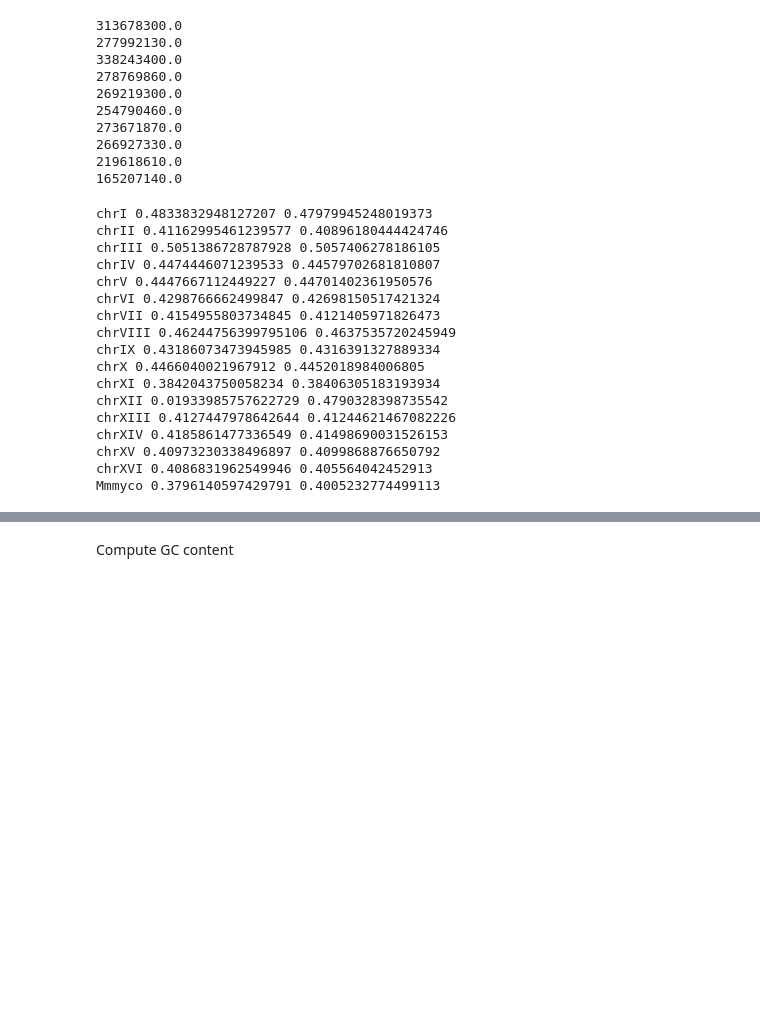
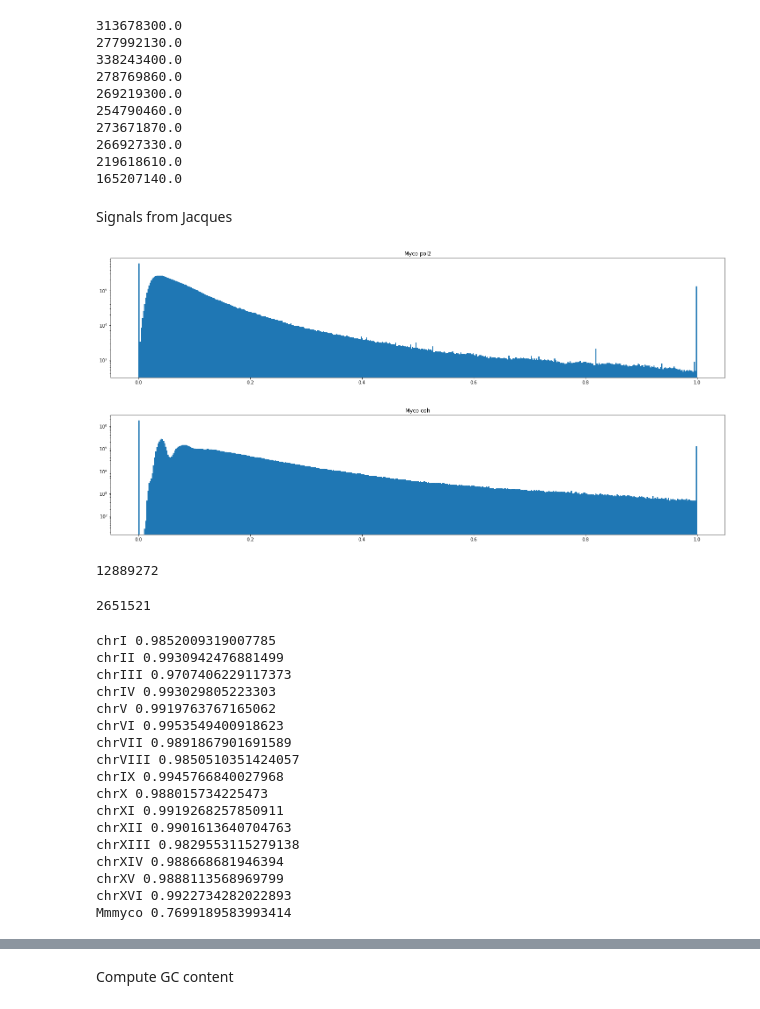
Before and after one commit to Alexwestbrook/mnhn-internship_DeepCNN_ChIP-seq, a Jupyter notebook: Exogenous_yeast.ipynb, the cells around one changed output, grey strips where cells are left out. Saved outputs shown, nothing was run; the diff lists cells and outputs as text; code cells hidden in the pictures; blank space fills up the shorter version.

```diff
--- a/Exogenous_yeast.ipynb
+++ b/Exogenous_yeast.ipynb
@@ -140,0 +161,2 @@ pneu_nuc2 = utils.load_bw('/home/alex/shared_folder/SCerevisiae/data/GSE217022/G
+# %% [markdown]
+Signals from Jacques
@@ -141,21 +201,48 @@ pneu_nuc2 = utils.load_bw('/home/alex/shared_folder/SCerevisiae/data/GSE217022/G
+# %%
+mergem = np.concatenate(list(myco_pol_ratio.values()))
+# mergemonm = np.concatenate()
+plt.figure(figsize=(25, 5))
+plt.title('Myco pol2')
+plt.hist(mergem, bins=500, range=(0, 1))
+plt.yscale('log')
+plt.show()
+
+mergep = np.concatenate(list(pneu_pol_ratio.values()))
+plt.figure(figsize=(25, 5))
+plt.title('Myco coh')
+plt.hist(mergep, bins=500, range=(0, 1))
+plt.yscale('log')
+plt.show()
+# %% [output]
+[figure, added]
+[figure, added]
+# %%
+sum(lens['pneu'].values())
+# %% [output]
+12889272
+# %%
+uniq, counts = np.unique(mergep, return_counts=True)
+len(uniq)
+# %% [output]
+2651521
 # %%
-for key, value in mnase_myco.items():
-    print(key, pearsonr(value, myco_nuc[key])[0], pearsonr(value, myco_nuc2[key])[0])
+for key, value in myco_pol_log.items():
+    print(key, pearsonr(value, pol2_myco_clip[key])[0])
 # %% [output]
-chrI 0.4833832948127207 0.47979945248019373
-chrII 0.41162995461239577 0.40896180444424746
-chrIII 0.5051386728787928 0.5057406278186105
-chrIV 0.4474446071239533 0.44579702681810807
-chrV 0.4447667112449227 0.44701402361950576
-chrVI 0.4298766662499847 0.42698150517421324
-chrVII 0.4154955803734845 0.4121405971826473
-chrVIII 0.46244756399795106 0.4637535720245949
-chrIX 0.43186073473945985 0.4316391327889334
-chrX 0.4466040021967912 0.4452018984006805
-chrXI 0.3842043750058234 0.38406305183193934
-chrXII 0.01933985757622729 0.4790328398735542
-chrXIII 0.4127447978642644 0.41244621467082226
-chrXIV 0.4185861477336549 0.41498690031526153
-chrXV 0.40973230338496897 0.4099868876650792
-chrXVI 0.4086831962549946 0.405564042452913
-Mmmyco 0.3796140597429791 0.4005232774499113
+chrI 0.9852009319007785
+chrII 0.9930942476881499
+chrIII 0.9707406229117373
+chrIV 0.993029805223303
+chrV 0.9919763767165062
+chrVI 0.9953549400918623
+chrVII 0.9891867901691589
+chrVIII 0.9850510351424057
+chrIX 0.9945766840027968
+chrX 0.988015734225473
+chrXI 0.9919268257850911
+chrXII 0.9901613640704763
+chrXIII 0.9829553115279138
+chrXIV 0.988668681946394
+chrXV 0.9888113568969799
+chrXVI 0.9922734282022893
+Mmmyco 0.7699189583993414
```
Also changed, not shown: parts of 44 cells of this notebook, 2 other files.
